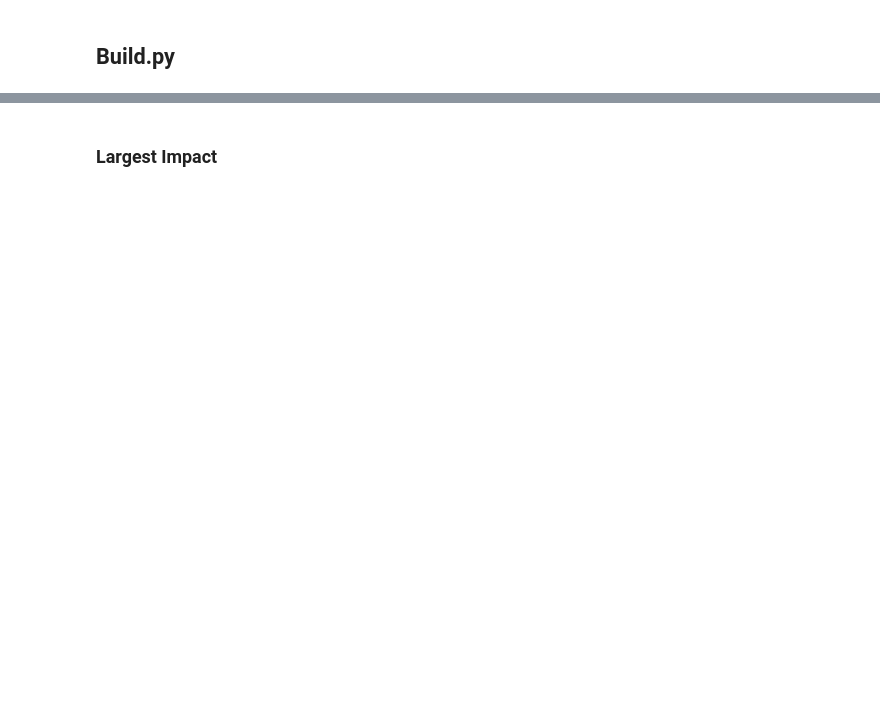
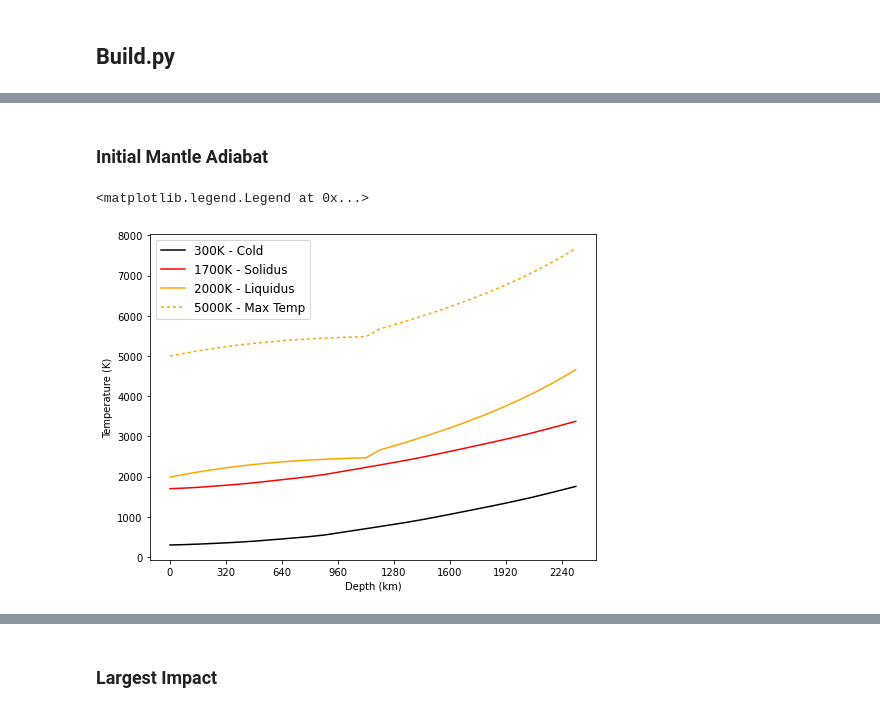
Before and after one commit to HunterNotGatherer/Magma-Oceans, a Jupyter notebook: ____TestFiles.ipynb, the cells around one changed output, grey strips where cells are left out. Drawn from its saved outputs; the diff is of its cells as text; code cells hidden in the pictures; blank space fills up the shorter version.

```diff
--- a/____TestFiles.ipynb
+++ b/____TestFiles.ipynb
@@ -537,0 +628,24 @@ Total Impacts: 830 | Average Gamma: 0.012305 | GI Gamma Threshold: 0.03 | Total
+# %% [markdown]
+### Initial Mantle Adiabat
+# %%
+from MeltModelJupyter import Model
+import matplotlib.pyplot as plt; plt.close('all')
+
+Lm=7.18e5
+
+plt.figure('Adiabat',figsize=(8,6))
+plt.ylabel('Temperature (K)'); plt.xlabel('Depth (km)')
+plt.xticks([0,4,8,12,16,20,24,28], [0,320,640,960,1280,1600,1920,2240])
+
+m = Model(3.1023287, gamma=0.01, vel=1, entropy0=1100, impact_angle=90); resp = m.run_model()
+plt.plot(100*(m.du-m.du_gain)[::-1].T[0],color='k')
+m = Model(3.1023287, gamma=0.01, vel=1, entropy0=3160, impact_angle=90); resp = m.run_model()
+plt.plot(100*(m.du-m.du_gain)[::-1].T[0], color='r')
+plt.plot(m.tmelt[::-1].T[0]/1000,c='orange')
+plt.plot(m.tmelt[::-1].T[0]/1000+(5000-m.tmelt[::-1].T[0,0]/1000),c='orange',linestyle=(0,(2,2)))
+plt.legend(['300K - Cold','1700K - Solidus','2000K - Liquidus']+['5000K - Max Temp'],fontsize=12)
+
+# plt.savefig("plotsAndStats\InitTemp.jpg",dpi=1200)
+# %% [output]
+<matplotlib.legend.Legend at 0x...>
+[figure, added]
```
Also changed, not shown: parts of 48 cells of this notebook, 7 other files.
